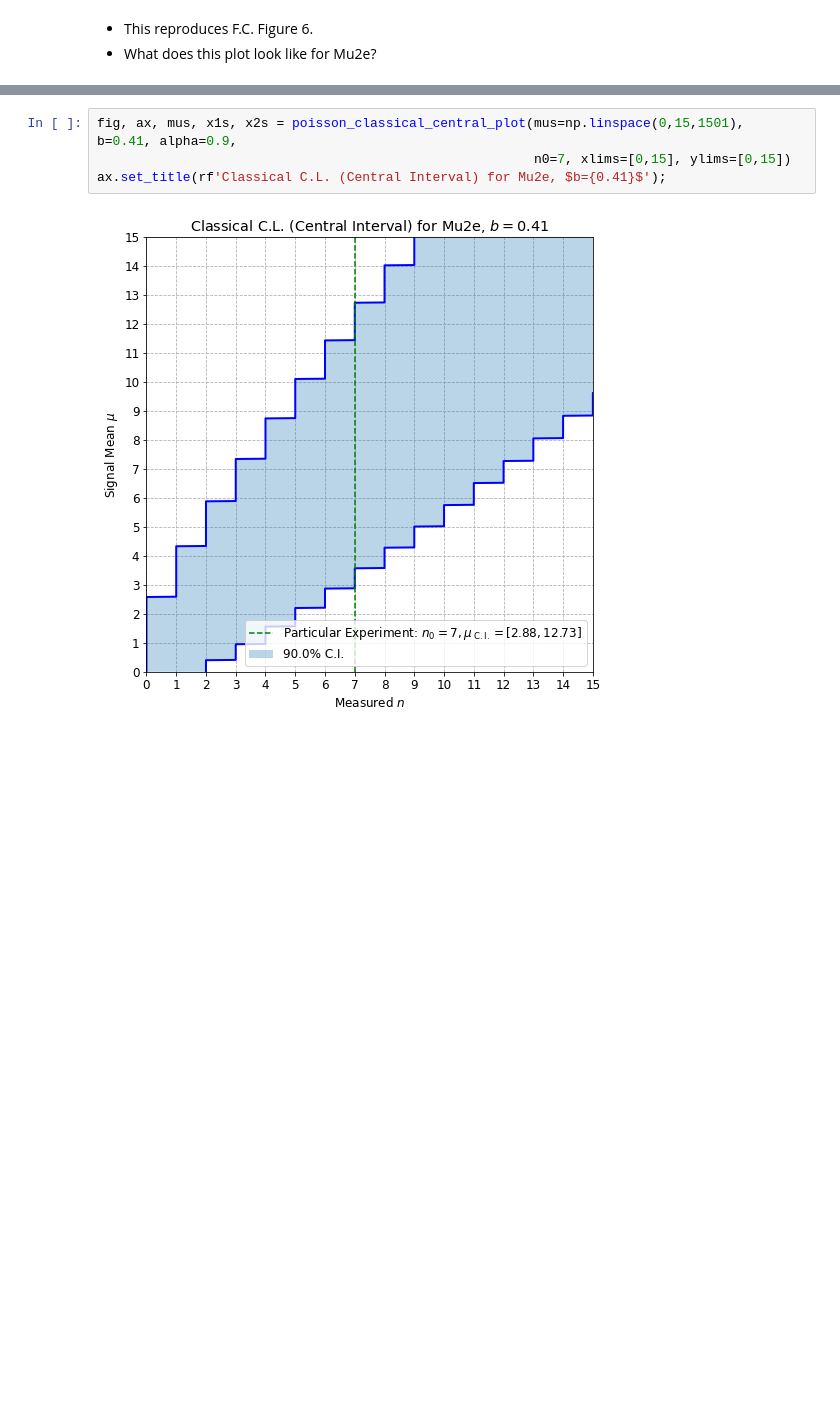
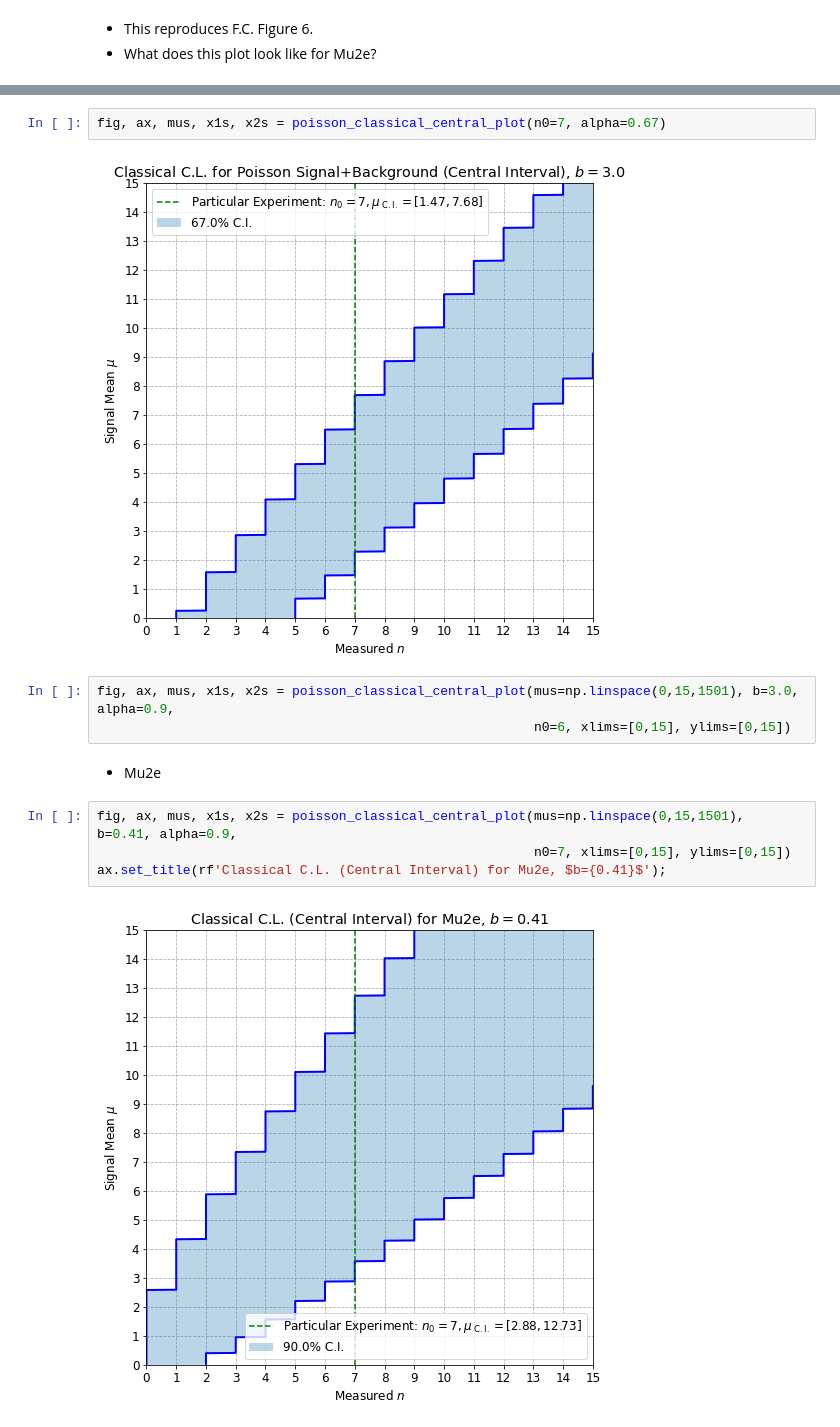
Before and after one commit to ckampa13/mu2e_utils, a Jupyter notebook: stats/notebooks/Feldman_Cousins_Reconstruction.ipynb, the cells around one changed output, grey strips where cells are left out. Cells and saved outputs as stored; diff of their text form; blank space fills up the shorter version.

```diff
--- a/stats/notebooks/Feldman_Cousins_Reconstruction.ipynb
+++ b/stats/notebooks/Feldman_Cousins_Reconstruction.ipynb
@@ -223,3 +301,12 @@ fig, ax, mus, x1s, x2s = poisson_classical_central_plot(n0=7)
+# %%
+fig, ax, mus, x1s, x2s = poisson_classical_central_plot(n0=7, alpha=0.67)
+# %% [output]
+[figure, added]
+# %%
+fig, ax, mus, x1s, x2s = poisson_classical_central_plot(mus=np.linspace(0,15,1501), b=3.0, alpha=0.9,
+                                                        n0=6, xlims=[0,15], ylims=[0,15])
+# %% [markdown]
+- Mu2e
 # %%
 fig, ax, mus, x1s, x2s = poisson_classical_central_plot(mus=np.linspace(0,15,1501), b=0.41, alpha=0.9,
                                                         n0=7, xlims=[0,15], ylims=[0,15])
```
Also changed, not shown: parts of 16 cells of this notebook, 7 other files.
